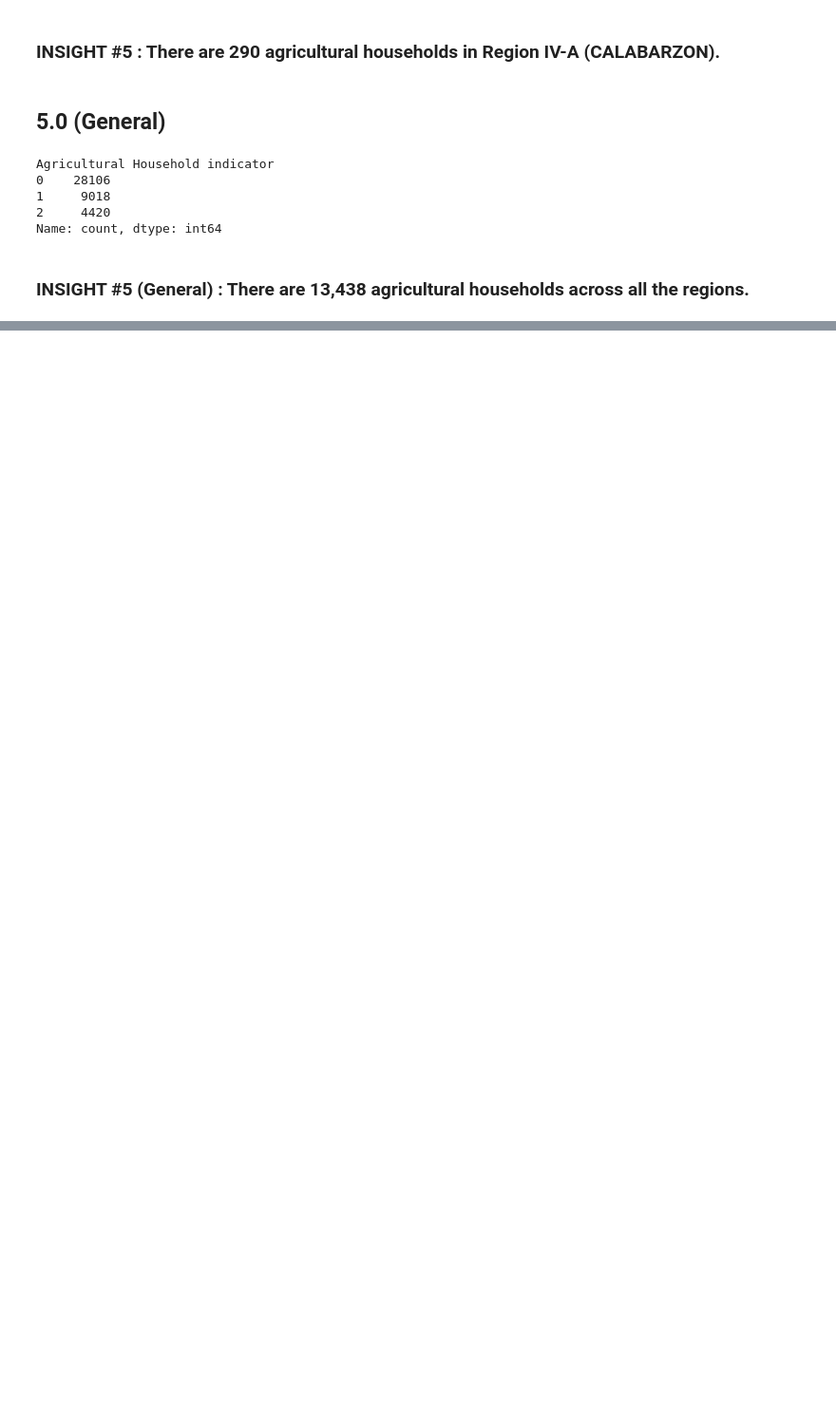
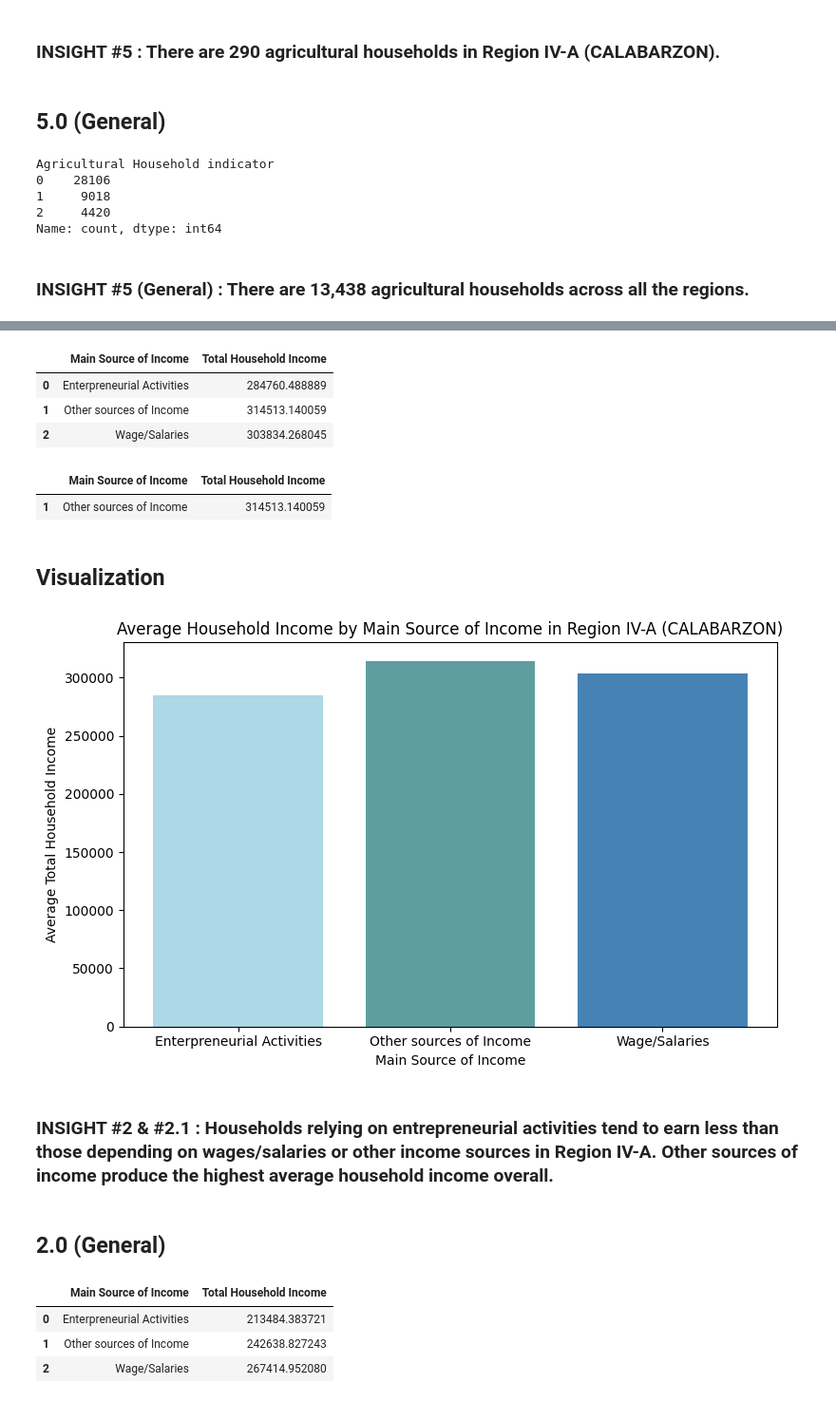
Before and after one commit to alleysOonie/DATA-ANALYTICS-FINALS-PROJECT, a Jupyter notebook: Finals Project.ipynb, the cells around one changed output, grey strips where cells are left out. Shown at 95% size. Saved outputs shown, nothing was run; the diff lists cells and outputs as text; code cells hidden in the pictures; blank space fills up the shorter version.

```diff
--- a/Finals Project.ipynb
+++ b/Finals Project.ipynb
@@ -429,0 +504,2 @@ Name: count, dtype: int64
+# %%
+calabarzon = FIE[FIE["Region"] == "IVA - CALABARZON"]
@@ -429,0 +522,30 @@ Name: count, dtype: int64
+# %%
+income_by_source = calabarzon.groupby("Main Source of Income")["Total Household Income"].mean().reset_index()
+# %%
+income_by_source
+# %% [output]
+|  | Main Source of Income | Total Household Income |
+| 0 | Enterpreneurial Activities | 284760.488889 |
+| 1 | Other sources of Income | 314513.140059 |
+| 2 | Wage/Salaries | 303834.268045 |
+# %%
+income_by_source.sort_values('Total Household Income', ascending=False).head(1)
+# %% [output]
+|  | Main Source of Income | Total Household Income |
+| 1 | Other sources of Income | 314513.140059 |
+# %% [markdown]
+<h2> <b> Visualization </h2>
+# %%
+plt.figure(figsize=(8,5))
+plt.bar(income_by_source["Main Source of Income"], income_by_source["Total Household Income"], color=["lightblue", "cadetblue", "steelblue"])
+plt.xlabel("Main Source of Income")
+plt.ylabel("Average Total Household Income")
+plt.title("Average Household Income by Main Source of Income in Region IV-A (CALABARZON)")
+plt.tight_layout()
+plt.show()
+# %% [output]
+[figure, added]
+# %% [markdown]
+<H3> INSIGHT #2 & #2.1 : Households relying on entrepreneurial activities tend to earn less than those depending on wages/salaries or other income sources in Region IV-A. Other sources of income produce the highest average household income overall.</H3>
+# %% [markdown]
+<H2> <B> 2.0 (General) </H2>
@@ -429,0 +554,7 @@ Name: count, dtype: int64
+# %%
+income_by_source_general
+# %% [output]
+|  | Main Source of Income | Total Household Income |
+| 0 | Enterpreneurial Activities | 213484.383721 |
+| 1 | Other sources of Income | 242638.827243 |
+| 2 | Wage/Salaries | 267414.952080 |
```
Also changed, not shown: parts of 39 cells of this notebook.
